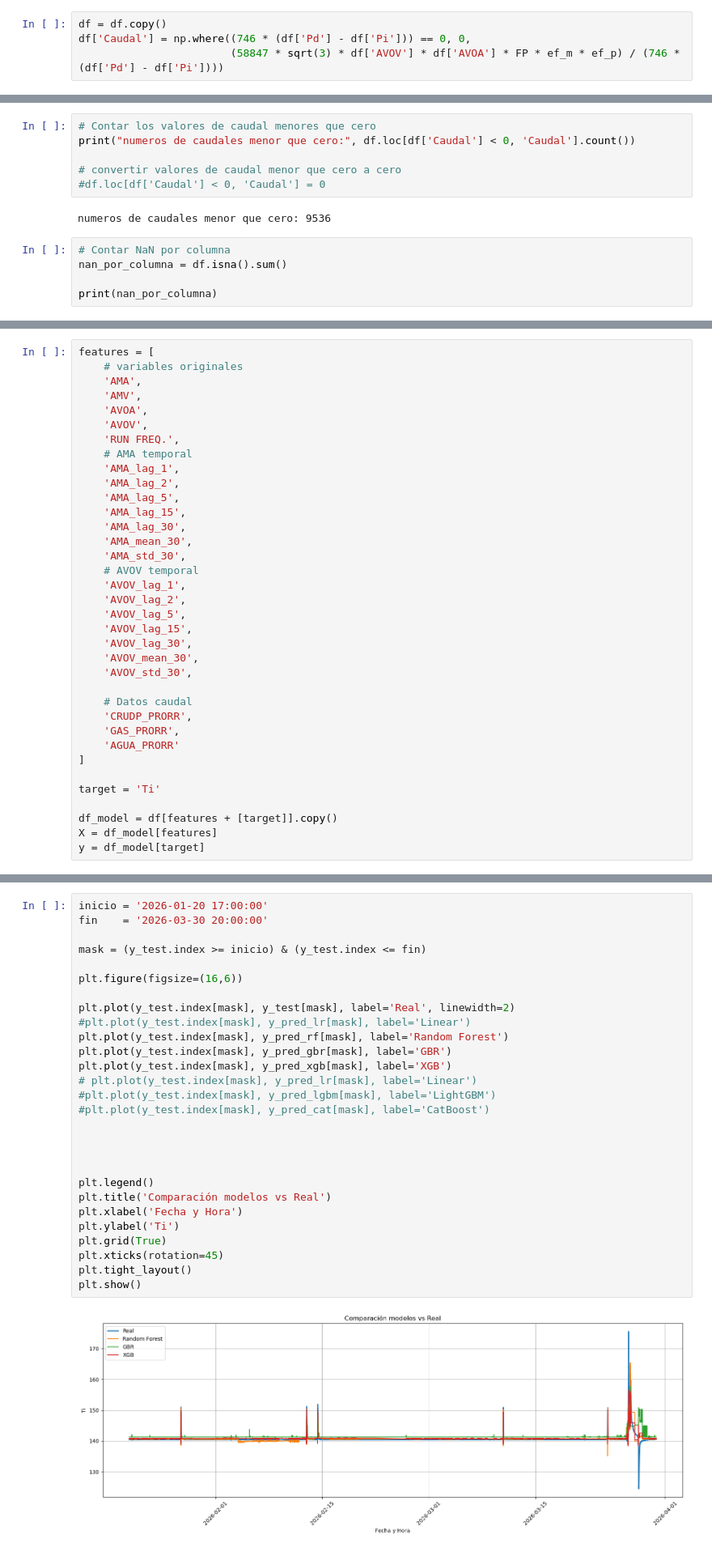
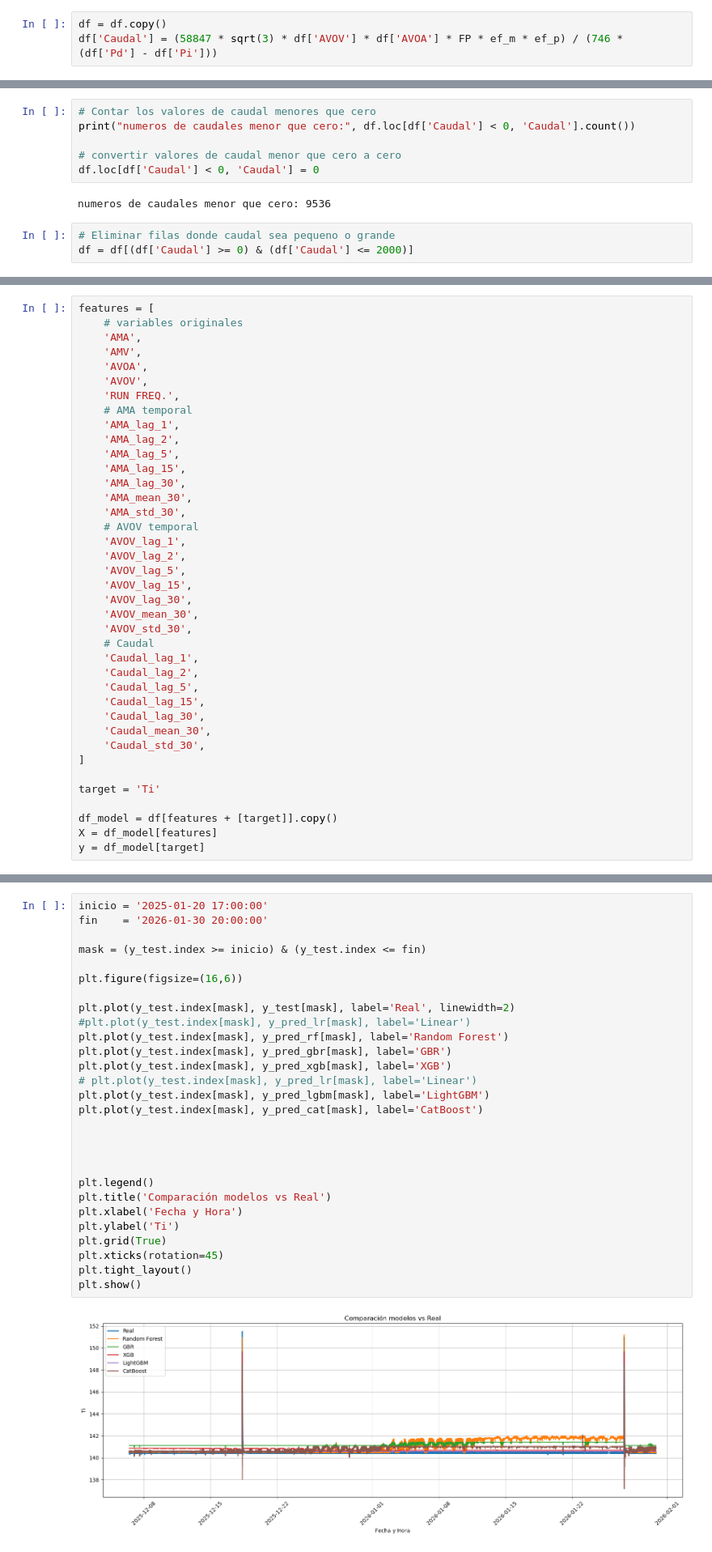
Before and after one commit to lggomezupb/Oil-Gas, a Jupyter notebook: lag soft sensor - copia.ipynb, the cells around one changed output, grey strips where cells are left out. Shown at 81% size. Drawn from its saved outputs; the diff is of its cells as text.

```diff
--- a/lag soft sensor - copia.ipynb
+++ b/lag soft sensor - copia.ipynb
@@ -181,5 +179,4 @@ def sqrt(x):
     return x ** 0.5
 # %%
 df = df.copy()
-df['Caudal'] = np.where((746 * (df['Pd'] - df['Pi'])) == 0, 0,
-                        (58847 * sqrt(3) * df['AVOV'] * df['AVOA'] * FP * ef_m * ef_p) / (746 * (df['Pd'] - df['Pi'])))
+df['Caudal'] = (58847 * sqrt(3) * df['AVOV'] * df['AVOA'] * FP * ef_m * ef_p) / (746 * (df['Pd'] - df['Pi']))
@@ -188,11 +220,9 @@ df['Caudal'] = np.where((746 * (df['Pd'] - df['Pi'])) == 0, 0,
 print("numeros de caudales menor que cero:", df.loc[df['Caudal'] < 0, 'Caudal'].count())
 
 # convertir valores de caudal menor que cero a cero
-#df.loc[df['Caudal'] < 0, 'Caudal'] = 0
+df.loc[df['Caudal'] < 0, 'Caudal'] = 0
 # %% [output]
 numeros de caudales menor que cero: 9536
 # %%
-# Contar NaN por columna
-nan_por_columna = df.isna().sum()
-
-print(nan_por_columna)
+# Eliminar filas donde caudal sea pequeno o grande
+df = df[(df['Caudal'] >= 0) & (df['Caudal'] <= 2000)]
@@ -739,11 +842,14 @@ features = [
     'AVOV_lag_30',
     'AVOV_mean_30',
     'AVOV_std_30',
-
-    # Datos caudal
-    'CRUDP_PRORR',
-    'GAS_PRORR',
-    'AGUA_PRORR'
+    # Caudal
+    'Caudal_lag_1',
+    'Caudal_lag_2',
+    'Caudal_lag_5',
+    'Caudal_lag_15',
+    'Caudal_lag_30',
+    'Caudal_mean_30',
+    'Caudal_std_30',
 ]
 
 target = 'Ti'
@@ -1098,34 +1203,34 @@ Fecha inicial: 2025-12-06 09:47:30
 Fecha final: 2026-04-23 21:42:30
 # %%
-inicio = '2026-01-20 17:00:00'
-fin    = '2026-03-30 20:00:00'
+inicio = '2025-01-20 17:00:00'
+fin    = '2026-01-30 20:00:00'
 
 mask = (y_test.index >= inicio) & (y_test.index <= fin)
 
 plt.figure(figsize=(16,6))
 
 plt.plot(y_test.index[mask], y_test[mask], label='Real', linewidth=2)
 #plt.plot(y_test.index[mask], y_pred_lr[mask], label='Linear')
 plt.plot(y_test.index[mask], y_pred_rf[mask], label='Random Forest')
 plt.plot(y_test.index[mask], y_pred_gbr[mask], label='GBR')
 plt.plot(y_test.index[mask], y_pred_xgb[mask], label='XGB')
 # plt.plot(y_test.index[mask], y_pred_lr[mask], label='Linear')
-#plt.plot(y_test.index[mask], y_pred_lgbm[mask], label='LightGBM')
-#plt.plot(y_test.index[mask], y_pred_cat[mask], label='CatBoost')
+plt.plot(y_test.index[mask], y_pred_lgbm[mask], label='LightGBM')
+plt.plot(y_test.index[mask], y_pred_cat[mask], label='CatBoost')
 
 
 
 
 plt.legend()
 plt.title('Comparación modelos vs Real')
 plt.xlabel('Fecha y Hora')
 plt.ylabel('Ti')
 plt.grid(True)
 plt.xticks(rotation=45)
 plt.tight_layout()
 plt.show()
 # %% [output]
-[figure, old version]
+[figure, new version]
 # %% [markdown]
 # Tm
 # %%
```
Also changed, not shown: parts of 48 cells of this notebook, 1 other file.
